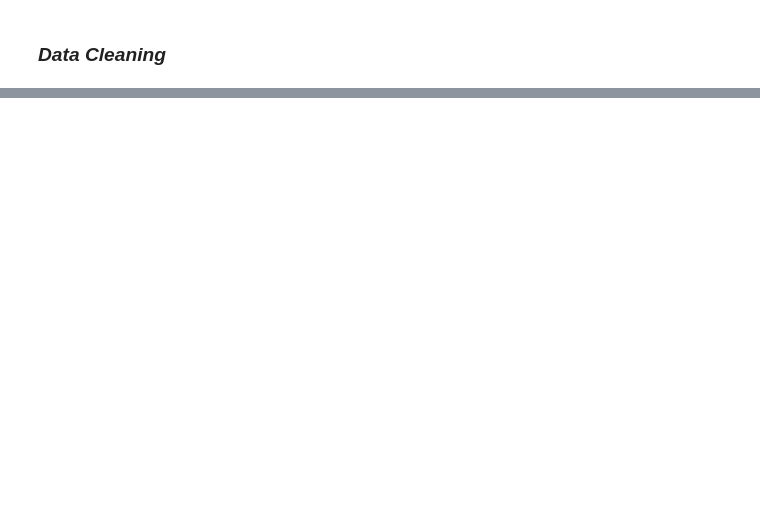
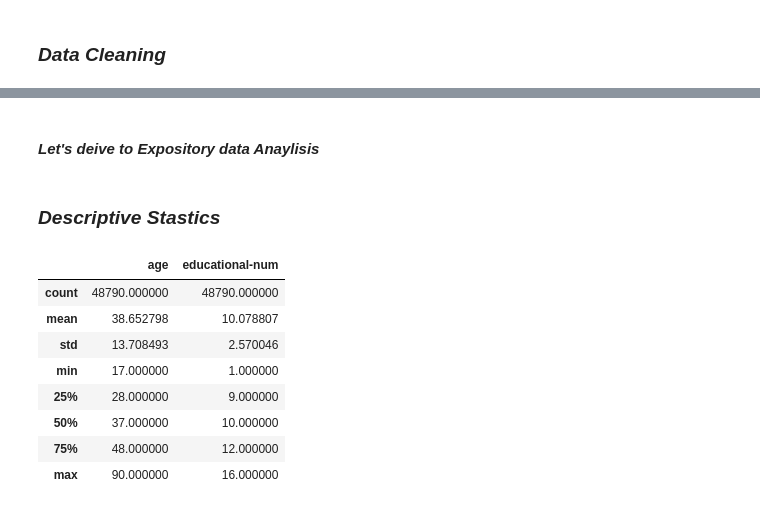
Before and after one commit to SnitTeshome/PRODIGY_DS_01, a Jupyter notebook: Catagorical _Numerical Variables.ipynb, the cells around one changed output, grey strips where cells are left out. Cells and saved outputs as stored; diff of their text form; code cells hidden in the pictures; blank space fills up the shorter version.

```diff
--- a/Catagorical _Numerical Variables.ipynb
+++ b/Catagorical _Numerical Variables.ipynb
@@ -72,0 +116,16 @@ memory usage: 3.7+ MB
+# %% [markdown]
+#### *Let's deive to Expository data Anaylisis*
+# %% [markdown]
+### *Descriptive Stastics*
+# %%
+subset_Adults.describe()
+# %% [output]
+|  | age | educational-num |
+| count | 48790.000000 | 48790.000000 |
+| mean | 38.652798 | 10.078807 |
+| std | 13.708493 | 2.570046 |
+| min | 17.000000 | 1.000000 |
+| 25% | 28.000000 | 9.000000 |
+| 50% | 37.000000 | 10.000000 |
+| 75% | 48.000000 | 12.000000 |
+| max | 90.000000 | 16.000000 |
```
Also changed, not shown: parts of 29 cells of this notebook.
